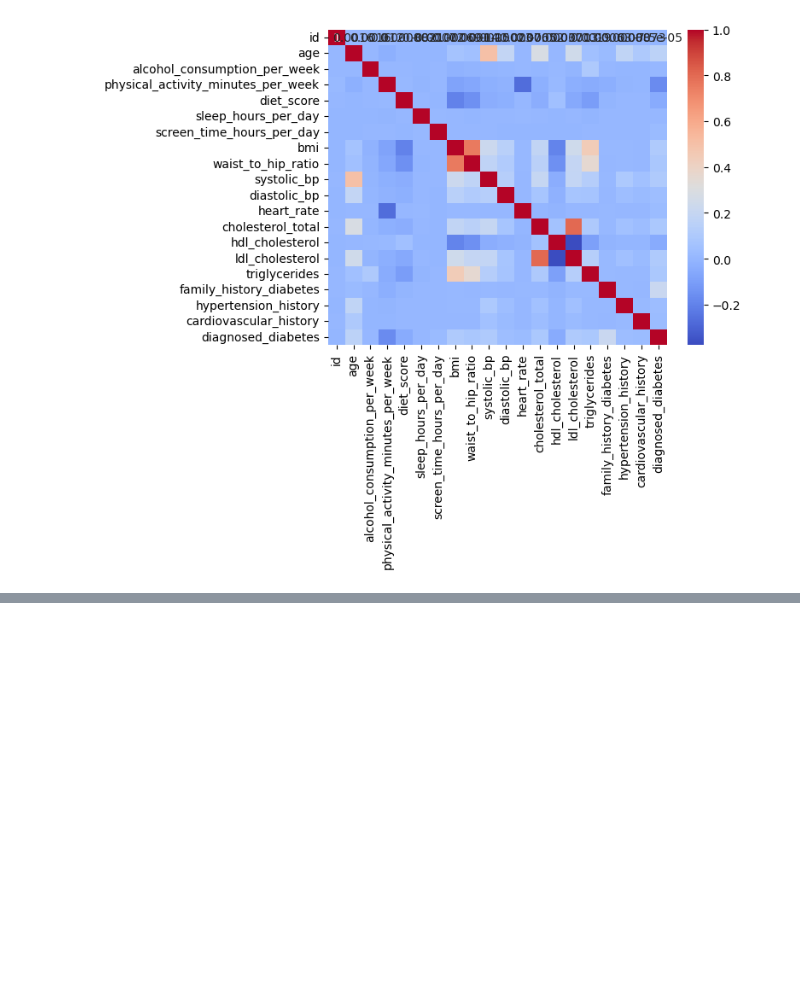
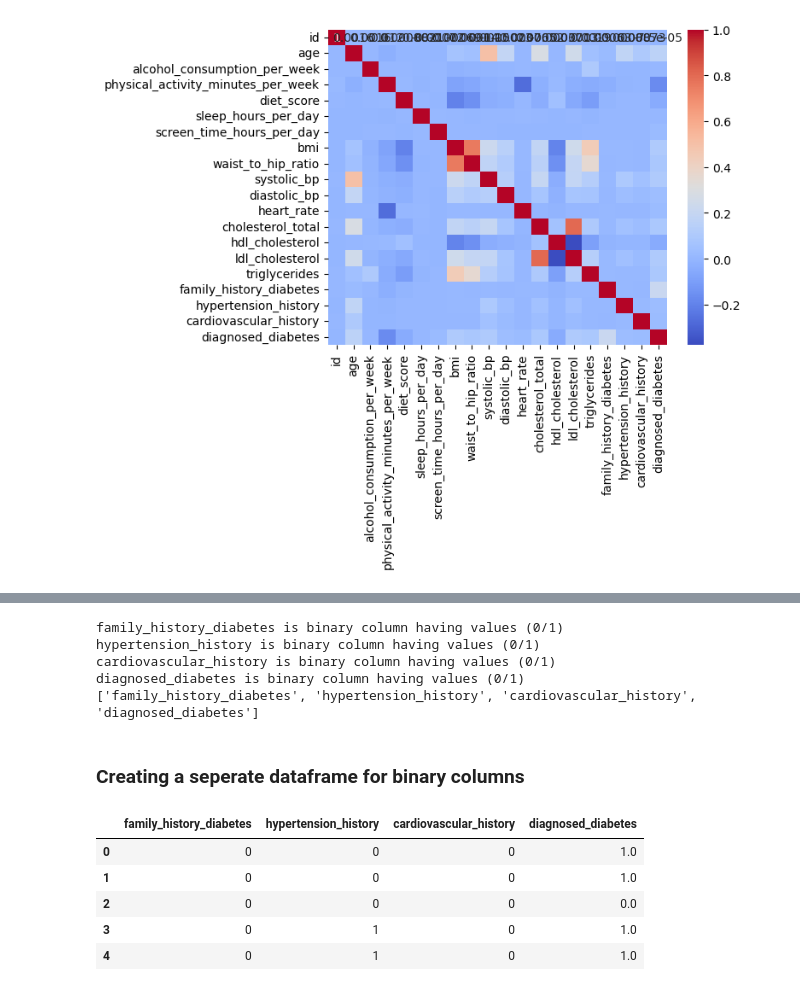
Before and after one commit to Gurmancheema/Diabetes-Prediction-Challenge, a Jupyter notebook: 2.Exploratory Data Analysis.ipynb, the cells around one changed output, grey strips where cells are left out. Drawn from its saved outputs; the diff is of its cells as text; code cells hidden in the pictures; blank space fills up the shorter version.

```diff
--- a/2.Exploratory Data Analysis.ipynb
+++ b/2.Exploratory Data Analysis.ipynb
@@ -345,0 +263,32 @@ sb.heatmap(numerical_cols.corr(),annot=True,cmap='coolwarm')
+# %%
+binary_cols=[]
+for i in numerical_cols:
+
+    # Check if it has exactly two unique values
+    if len(numerical_cols[i].unique()) == 2:
+
+        # Check if those values are exactly {0, 1}
+        if set(numerical_cols[i].unique()) == {0, 1}:
+            binary_cols.append(i)
+            print(i, "is binary column having values (0/1)")
+    else:
+        continue
+print(binary_cols)
+# %% [output]
+family_history_diabetes is binary column having values (0/1)
+hypertension_history is binary column having values (0/1)
+cardiovascular_history is binary column having values (0/1)
+diagnosed_diabetes is binary column having values (0/1)
+['family_history_diabetes', 'hypertension_history', 'cardiovascular_history', 'diagnosed_diabetes']
+# %% [markdown]
+### Creating a seperate dataframe for binary columns
+# %%
+binary_df = df[binary_cols]
+binary_df.head()
+# %% [output]
+|  | family_history_diabetes | hypertension_history | cardiovascular_history | diagnosed_diabetes |
+| 0 | 0 | 0 | 0 | 1.0 |
+| 1 | 0 | 0 | 0 | 1.0 |
+| 2 | 0 | 0 | 0 | 0.0 |
+| 3 | 0 | 1 | 0 | 1.0 |
+| 4 | 0 | 1 | 0 | 1.0 |
```
Also changed, not shown: parts of 14 cells of this notebook.
